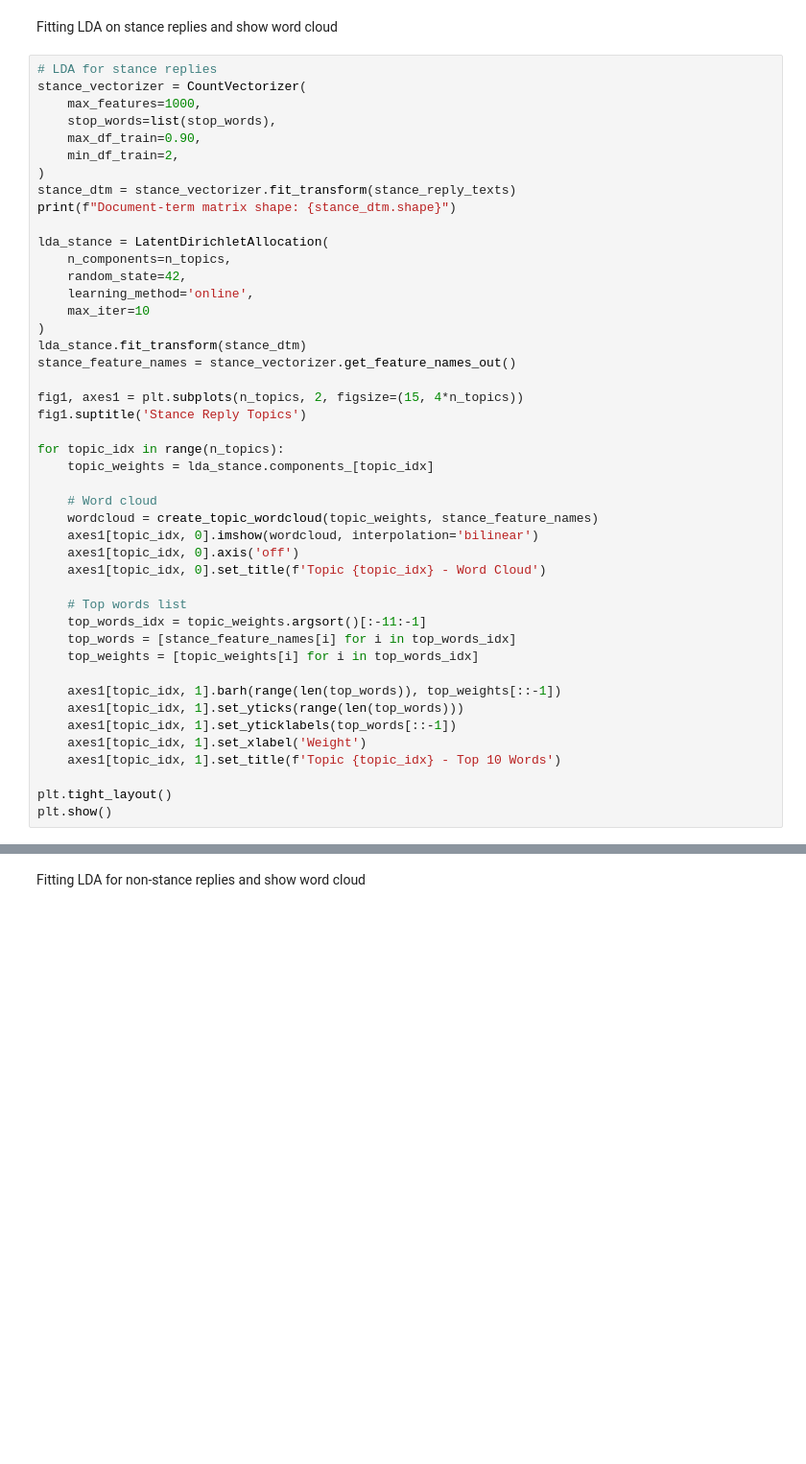
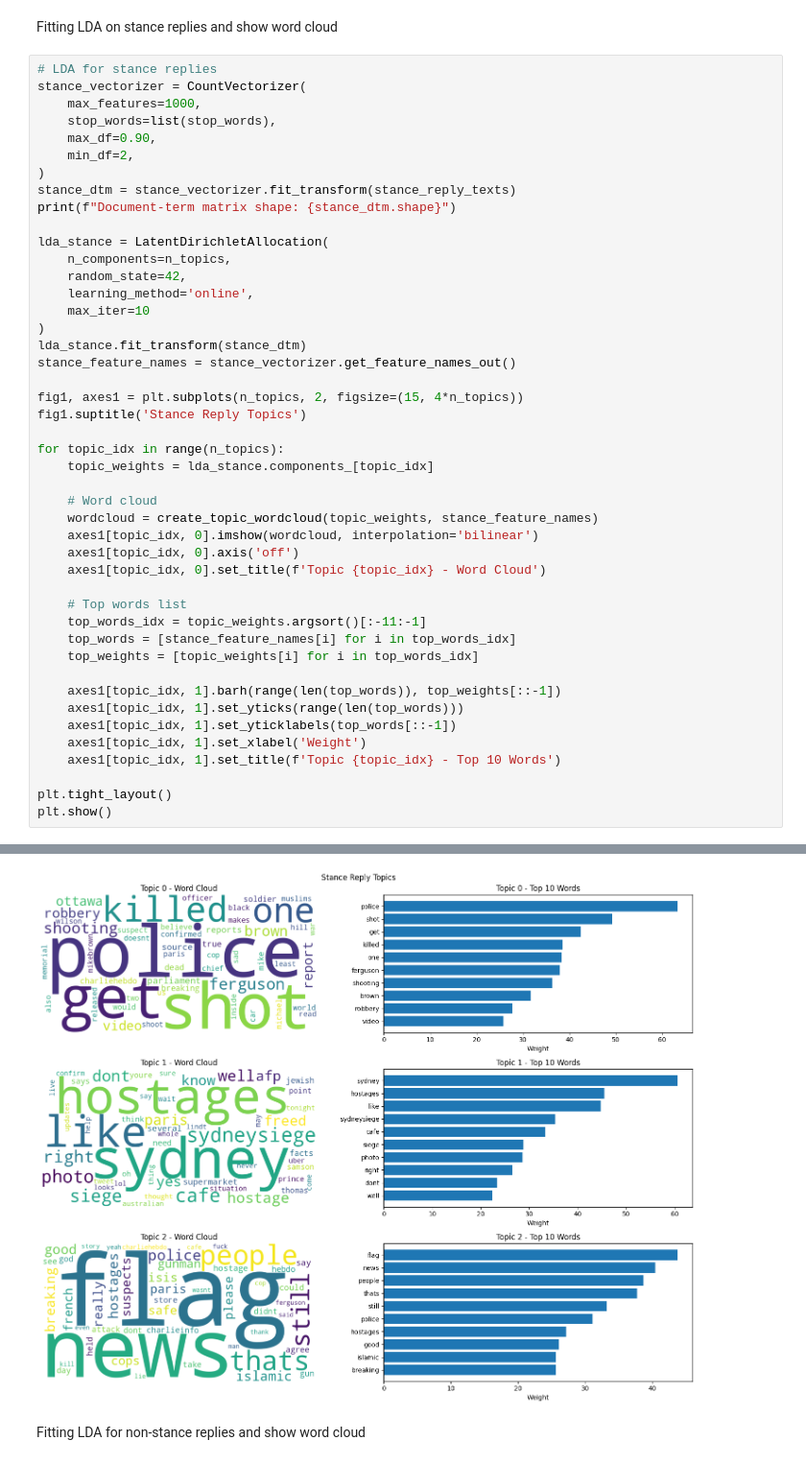
Before and after one commit to NamLe0609/natural-language-processing, a Jupyter notebook: main.ipynb, the cells around one changed output, grey strips where cells are left out. Shown at 96% size. Cells and saved outputs as stored; diff of their text form; blank space fills up the shorter version.

```diff
--- a/main.ipynb
+++ b/main.ipynb
@@ -481,8 +512,8 @@ Fitting LDA on stance replies and show word cloud
 stance_vectorizer = CountVectorizer(
     max_features=1000,
     stop_words=list(stop_words),
-    max_df_train=0.90,
-    min_df_train=2,
+    max_df=0.90,
+    min_df=2,
 )
 stance_dtm = stance_vectorizer.fit_transform(stance_reply_texts)
 print(f"Document-term matrix shape: {stance_dtm.shape}")
@@ -526,3 +557,4 @@ TypeError: CountVectorizer.__init__() got an unexpected keyword argument 'max_df
+[figure, added]
 # %% [markdown]
 Fitting LDA for non-stance replies and show word cloud
 # %%
```
Also changed, not shown: parts of 18 cells of this notebook, 3 other files.
